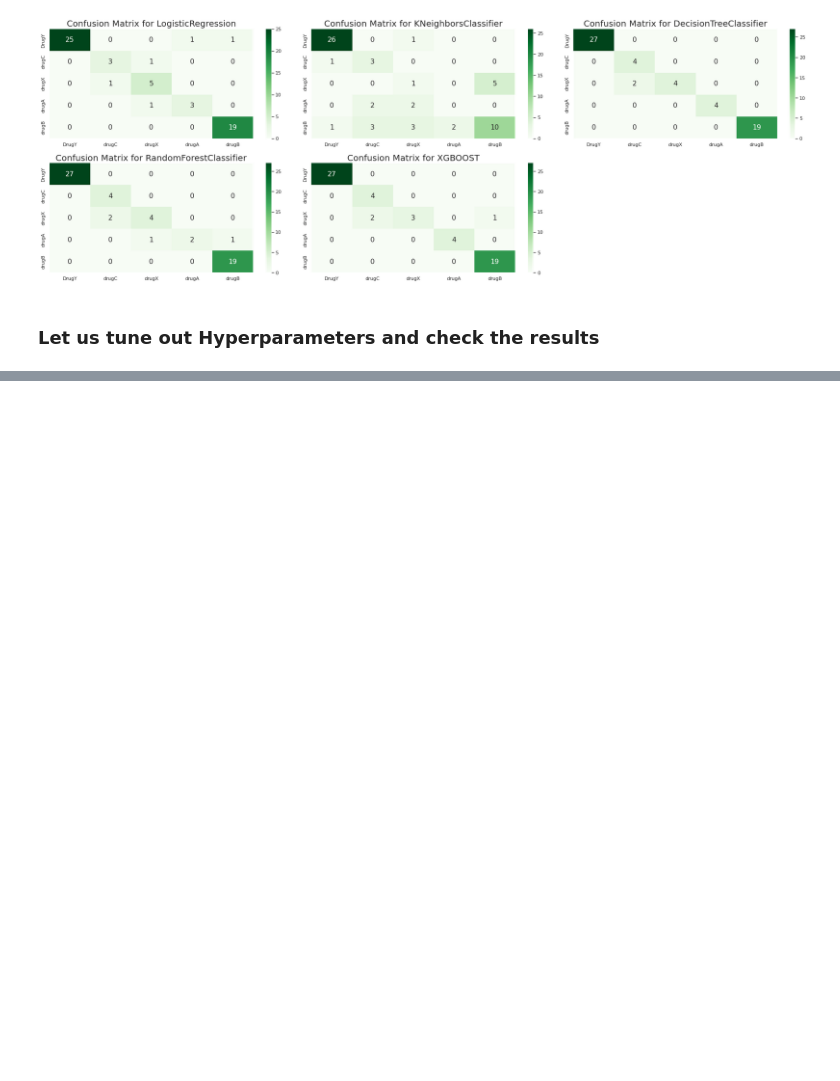
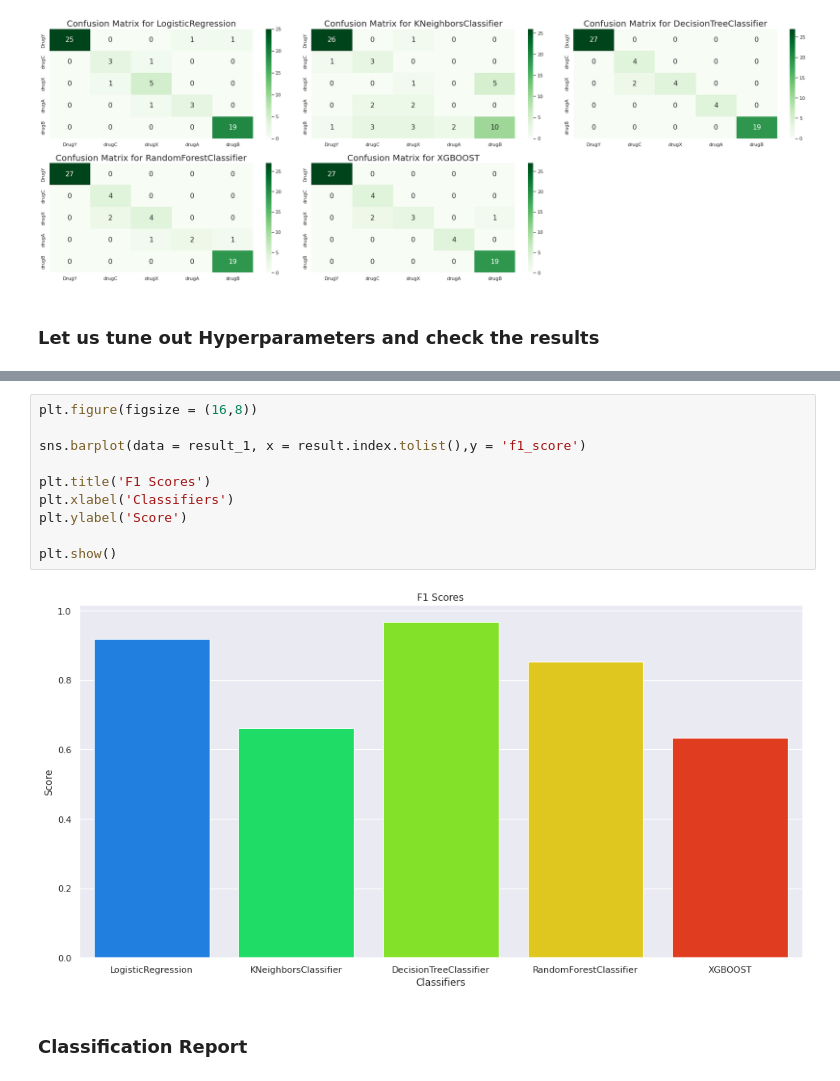
Before and after one commit to dsankush/Drug-Analysis, a Jupyter notebook: Drug_Analysis.ipynb, the cells around one changed output, grey strips where cells are left out. Saved outputs shown, nothing was run; the diff lists cells and outputs as text; blank space fills up the shorter version.

```diff
--- a/Drug_Analysis.ipynb
+++ b/Drug_Analysis.ipynb
@@ -1163,0 +1375,14 @@ drugB      0      0      0      0     19
+# %%
+plt.figure(figsize = (16,8))
+
+sns.barplot(data = result_1, x = result.index.tolist(),y = 'f1_score')
+
+plt.title('F1 Scores')
+plt.xlabel('Classifiers')
+plt.ylabel('Score')
+
+plt.show()
+# %% [output]
+[figure, added]
+# %% [markdown]
+### Classification Report
```
Also changed, not shown: parts of 9 cells of this notebook.
